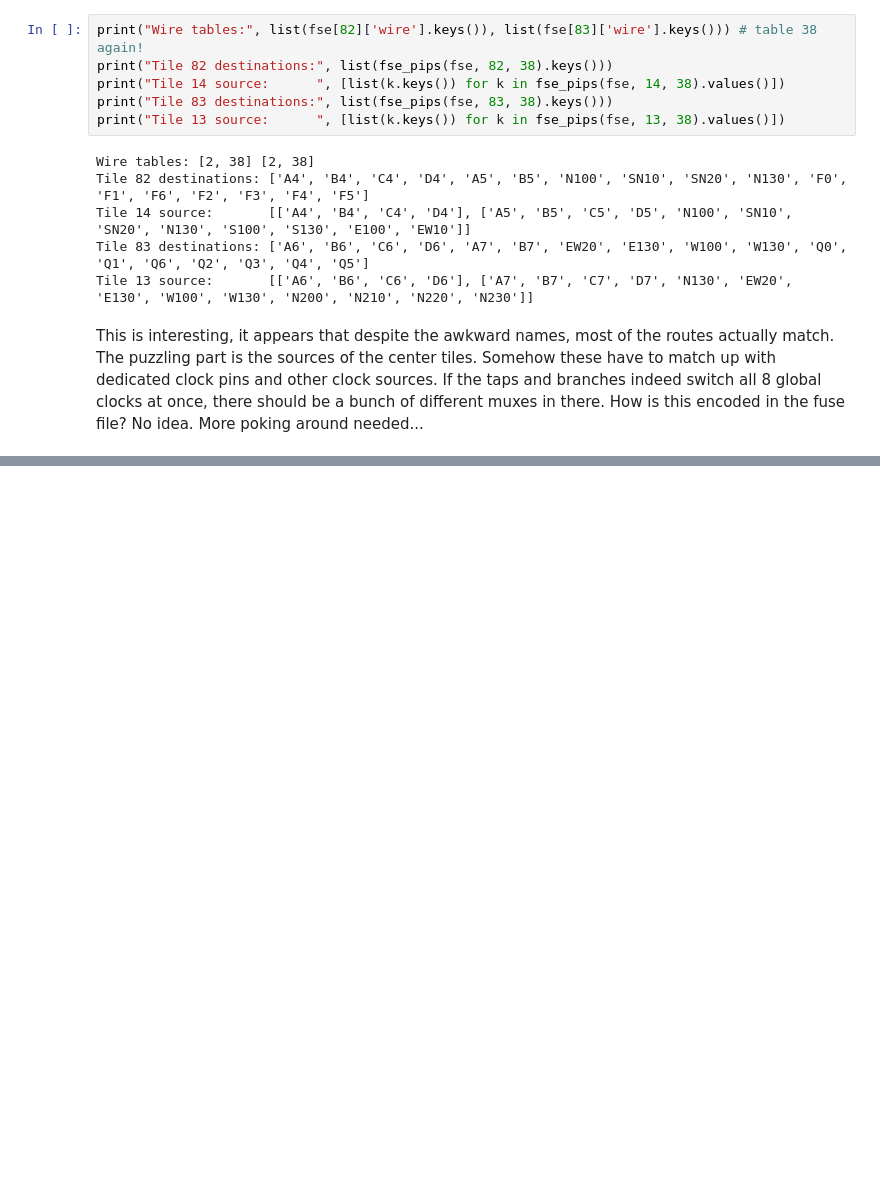
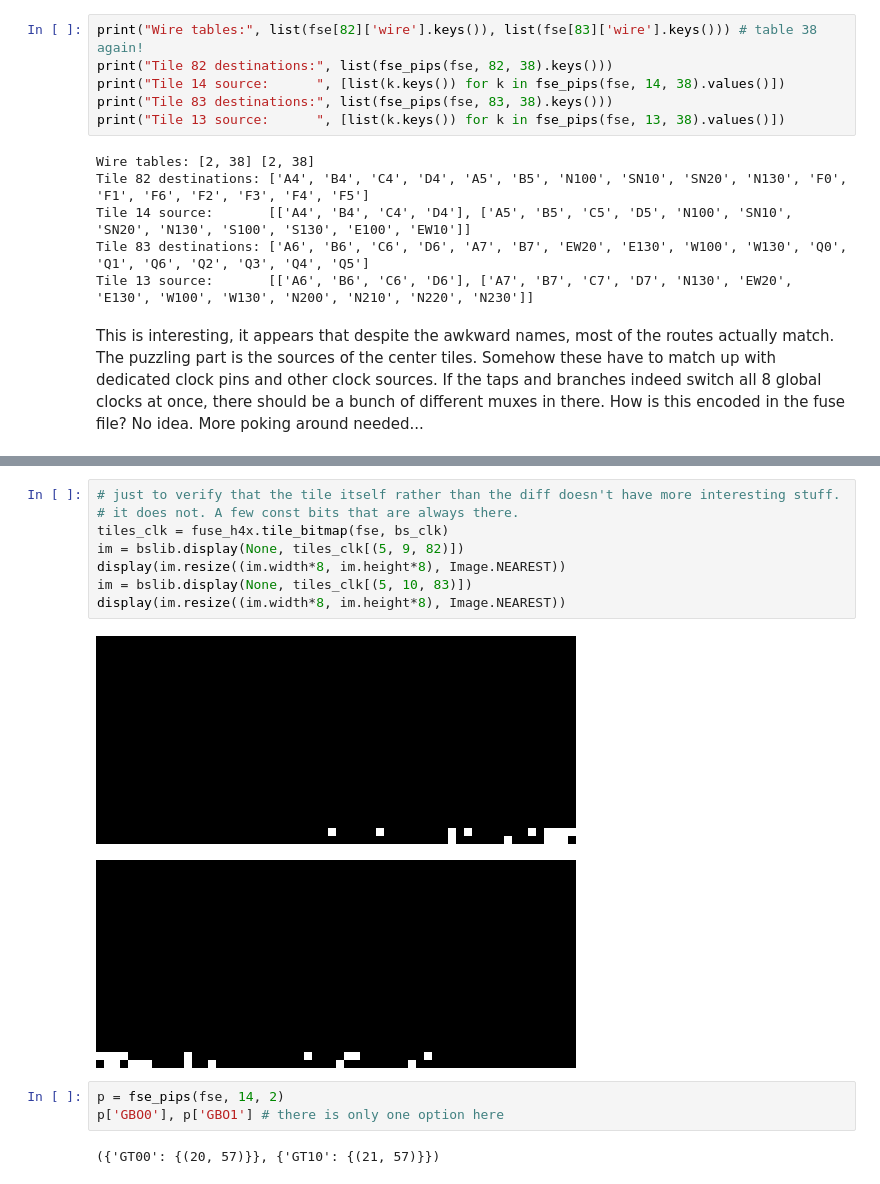
Before and after one commit to YosysHQ/apicula, a Jupyter notebook: clock_experiments.ipynb, the cells around one changed output, grey strips where cells are left out. Cells and saved outputs as stored; diff of their text form; blank space fills up the shorter version.

```diff
--- a/clock_experiments.ipynb
+++ b/clock_experiments.ipynb
@@ -249,0 +257,16 @@ display(im.resize((im.width*8, im.height*8), Image.NEAREST))
+# %%
+# just to verify that the tile itself rather than the diff doesn't have more interesting stuff.
+# it does not. A few const bits that are always there.
+tiles_clk = fuse_h4x.tile_bitmap(fse, bs_clk)
+im = bslib.display(None, tiles_clk[(5, 9, 82)])
+display(im.resize((im.width*8, im.height*8), Image.NEAREST))
+im = bslib.display(None, tiles_clk[(5, 10, 83)])
+display(im.resize((im.width*8, im.height*8), Image.NEAREST))
+# %% [output]
+[figure, added]
+[figure, added]
+# %%
+p = fse_pips(fse, 14, 2)
+p['GBO0'], p['GBO1'] # there is only one option here
+# %% [output]
+({'GT00': {(20, 57)}}, {'GT10': {(21, 57)}})
```
Also changed, not shown: parts of 10 cells of this notebook.
